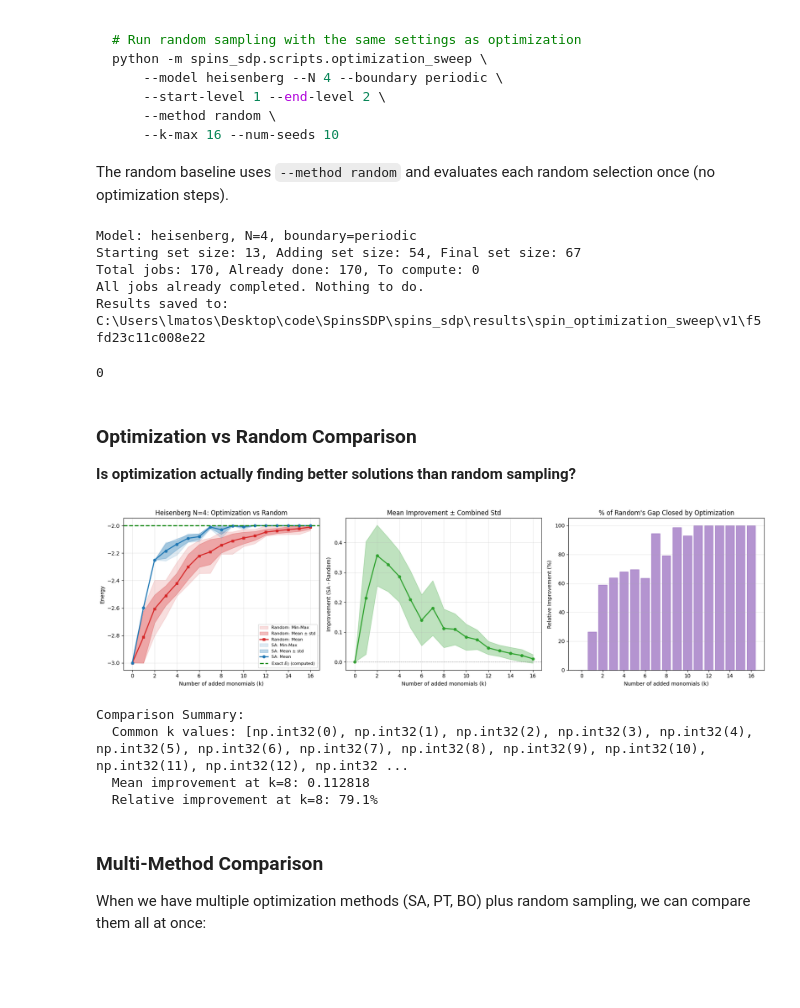
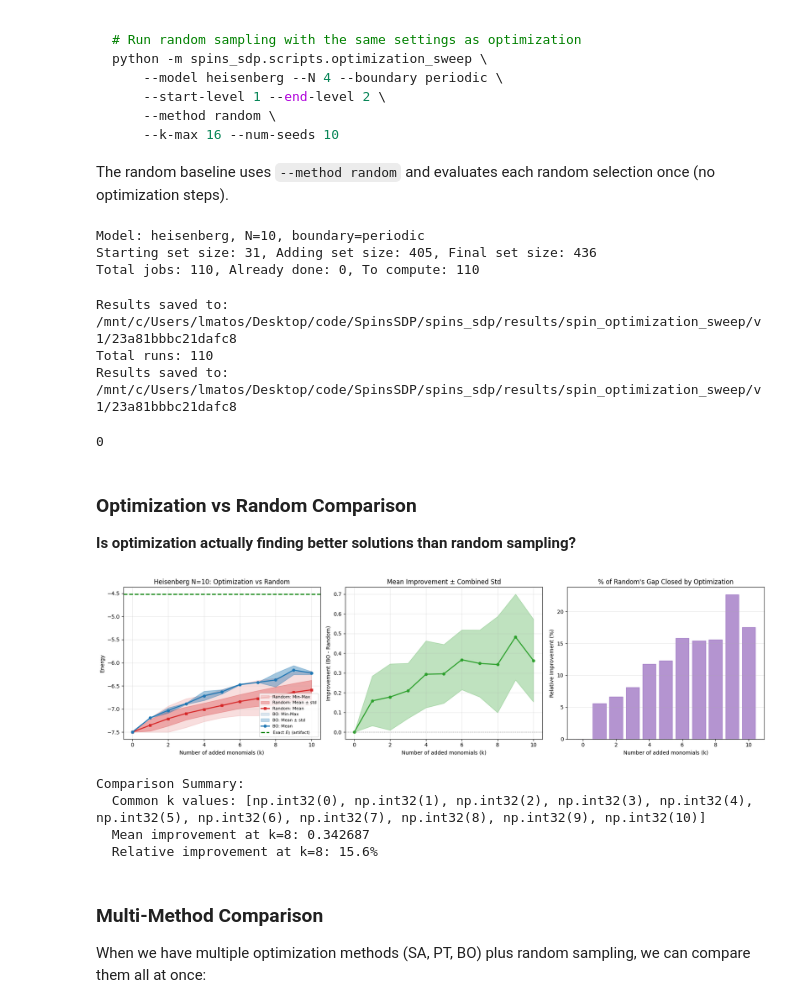
Before and after one commit to Ciscone7/OptimalMomentsNPA, a Jupyter notebook: workflow_demo.ipynb, the cells around one changed output. Drawn from its saved outputs; the diff is of its cells as text; code cells hidden in the pictures; blank space fills up the shorter version.

```diff
--- a/workflow_demo.ipynb
+++ b/workflow_demo.ipynb
@@ -402,22 +409,23 @@ from spins_sdp.scripts import optimization_sweep
 
 optimization_sweep.main([
     "--model", "heisenberg",
-    "--N", "4",
+    "--N", "10",
     "--boundary", "periodic",
     "--start-level", "1",
     "--end-level", "2",
     "--method", "random",  # Random sampling
-    "--k-max", "16",
+    "--k-max", "10",
     "--num-seeds", "10",   # More seeds for statistical power
     "--resume",
 ])
 # %% [output]
-Model: heisenberg, N=4, boundary=periodic
-Starting set size: 13, Adding set size: 54, Final set size: 67
-Total jobs: 170, Already done: 170, To compute: 0
-All jobs already completed. Nothing to do.
-Results saved to: C:\Users\lmatos\Desktop\code\SpinsSDP\spins_sdp\results\spin_optimization_sweep\v1\f5fd23c11c008e22
+Model: heisenberg, N=10, boundary=periodic
+Starting set size: 31, Adding set size: 405, Final set size: 436
+Total jobs: 110, Already done: 0, To compute: 110
-0
+Results saved to: /mnt/c/Users/lmatos/Desktop/code/SpinsSDP/spins_sdp/results/spin_optimization_sweep/v1/23a81bbbc21dafc8
+Total runs: 110
+Results saved to: /mnt/c/Users/lmatos/Desktop/code/SpinsSDP/spins_sdp/results/spin_optimization_sweep/v1/23a81bbbc21dafc8
+0
 # %% [markdown]
 ### Optimization vs Random Comparison
 
@@ -425,27 +433,27 @@ Results saved to: C:\Users\lmatos\Desktop\code\SpinsSDP\spins_sdp\results\spin_o
 # %%
 # Compare optimization vs random sampling
 from plots import plot_optimization_vs_random
 
 comparison = plot_optimization_vs_random(
     model="heisenberg",
-    N=4,
+    N=10,
     boundary="periodic",
     start_level=1,
     end_level=2,
-    optimization_method="sa",  # Compare SA optimization vs random
+    optimization_method="bo",  # Compare SA optimization vs random
 )
 
 # Print summary statistics
 print(f"\nComparison Summary:")
 print(f"  Common k values: {list(comparison['common_ks'])}")
 print(f"  Mean improvement at k=8: {comparison['improvement']['mean'][8]:.6f}")
 print(f"  Relative improvement at k=8: {comparison['improvement']['relative_percent'][8]:.1f}%")
 # %% [output]
-[figure, old version]
+[figure, new version]
 Comparison Summary:
-  Common k values: [np.int32(0), np.int32(1), np.int32(2), np.int32(3), np.int32(4), np.int32(5), np.int32(6), np.int32(7), np.int32(8), np.int32(9), np.int32(10), np.int32(11), np.int32(12), np.int32 ...
-  Mean improvement at k=8: 0.112818
-  Relative improvement at k=8: 79.1%
+  Common k values: [np.int32(0), np.int32(1), np.int32(2), np.int32(3), np.int32(4), np.int32(5), np.int32(6), np.int32(7), np.int32(8), np.int32(9), np.int32(10)]
+  Mean improvement at k=8: 0.342687
+  Relative improvement at k=8: 15.6%
 # %% [markdown]
 ### Multi-Method Comparison
 
```
Also changed, not shown: parts of 13 cells of this notebook, 10 other files.
